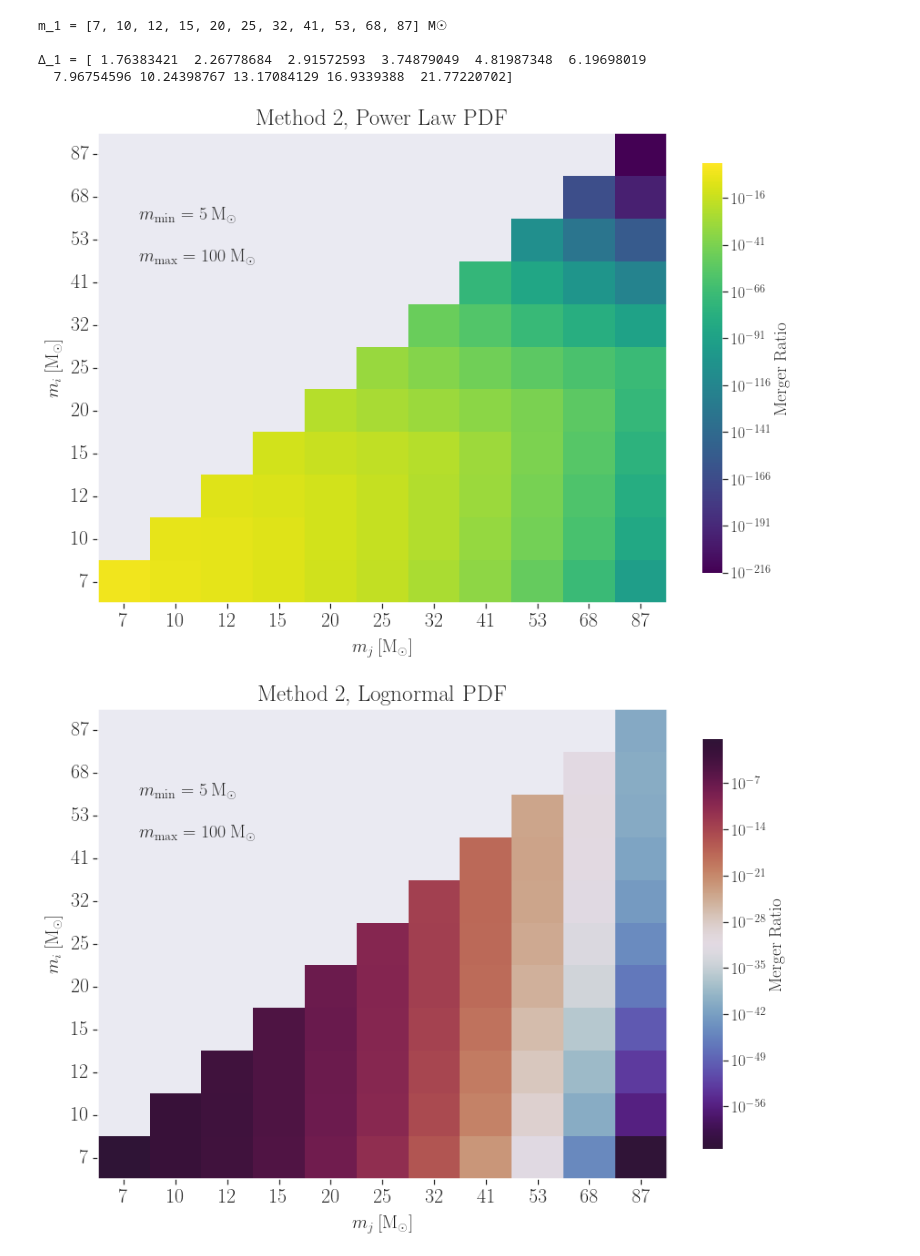
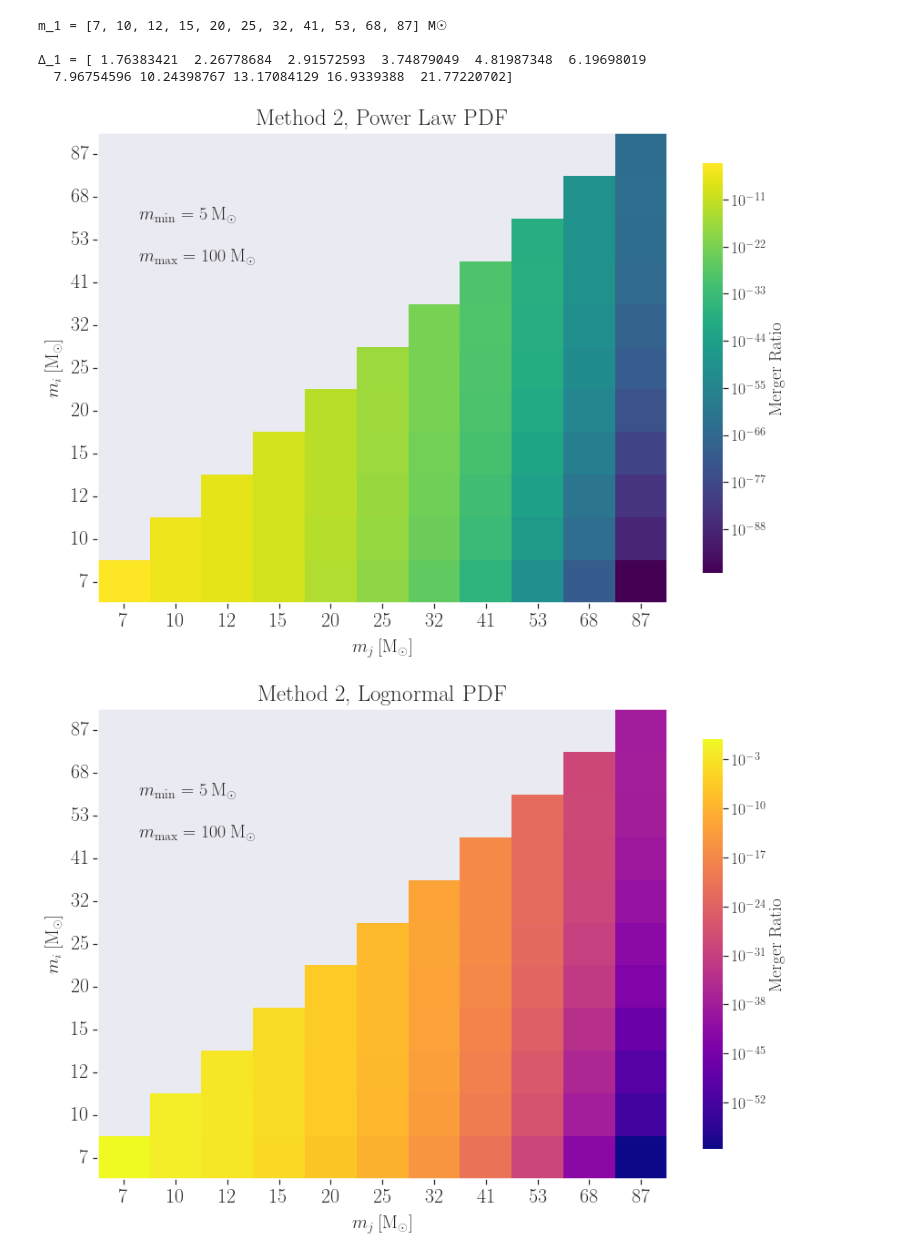
Before and after one commit to pratibhajangra591/Ifca-github, a Jupyter notebook: mergerratios_method2.ipynb, the cells around one changed output. Cells and saved outputs as stored; diff of their text form; code cells hidden in the pictures.

```diff
--- a/mergerratios_method2.ipynb
+++ b/mergerratios_method2.ipynb
@@ -87,11 +87,8 @@ plt.rcParams['ytick.direction'] = 'out'
 
 
 
-Merger_PWR2_nohalo = np.load('Merger_PWR2_nohalo.npy')
-Merger_PWR2_halo_method_2 = np.load('Merger_PWR2_halo_method_2.npy')
-Merger_PWR_ratio_2 = np.divide(Merger_PWR2_halo_method_2, Merger_PWR2_nohalo)
-vmin = 1e-216
-vmax = np.max(Merger_PWR_ratio_2)
+vmin = np.min(Merger_PWR_ratio_1)
+vmax = np.max(Merger_PWR_ratio_1)
 norm = LogNorm(vmin, vmax)
 
 
@@ -126,7 +123,7 @@ plt.title(' Method 2, Power Law PDF', fontsize = 25, pad = 9)
 plt.savefig('1imrPWRLaw.pdf', bbox_inches = 'tight')
 plt.show()
 # %% [output]
-[figure, old version]
+[figure, new version]
 # %%
 Merger_Lognormal1_nohalo = np.load('Merger_Lognormal1_nohalo.npy')
 Merger_Lognormal1_halo_method_2 = np.load('Merger_Lognormal1_halo_method_2.npy')
@@ -149,39 +146,39 @@ plt.rcParams['ytick.direction'] = 'out'
 
 vmin = np.min(Merger_Lognormal_ratio_1)
 vmax = np.max(Merger_Lognormal_ratio_1)
-norm=LogNorm(vmin, vmax)
+norm = LogNorm(vmin, vmax)
 
 
 
-ax = sns.heatmap(Merger_Lognormal_ratio_1, mask = mask,  cmap = 'twilight_shifted', cbar = True, norm = norm,
+ax = sns.heatmap(Merger_Lognormal_ratio_1, mask = mask,  cmap = 'plasma', cbar = True, norm = norm,
                  cbar_kws = { "shrink": 0.87, 'label': 'Merger Ratio'})
 
 
 
 
 ax.set_xticklabels(m_1_list, fontsize = 10)
 ax.set_yticklabels(m_2_list, rotation = 360, fontsize = 10)
 ax.tick_params(left = True,  bottom = True)
 
 ax.text(0.8, 9, "$m_\mathrm{{min}} = 5 \: \mathrm{M_{\odot}}$", size = 20)
 ax.text(0.8, 8, "$m_\mathrm{{max}} = 100 \: \mathrm{M_{\odot}}$", size = 20)
 
 
 
 # make frame visible
 for _, spine in ax.spines.items():
     spine.set_visible(True)
     spine.set_linewidth(1.5)
 
 
 ax.invert_yaxis()
 plt.xticks(fontsize = 22)
 plt.yticks(fontsize = 22)
 plt.xlabel('$m_{j}\:[\mathrm{M_{\odot}}]$', fontsize = 20, labelpad = 9)     # m_j = m_2
 plt.ylabel('$m_{i}\: [\mathrm{M_{\odot}}]$', fontsize = 20, labelpad = 9)    # m_i = m_1  and m_2 < equal to m_1.
 plt.title('Method 2, Lognormal PDF', fontsize = 25, pad = 9)
 plt.savefig('1imrLogNormal.pdf', bbox_inches = 'tight')
 plt.show()
 # %% [output]
-[figure, old version]
+[figure, new version]
 # %%
```
Also changed, not shown: parts of 6 cells of this notebook.
